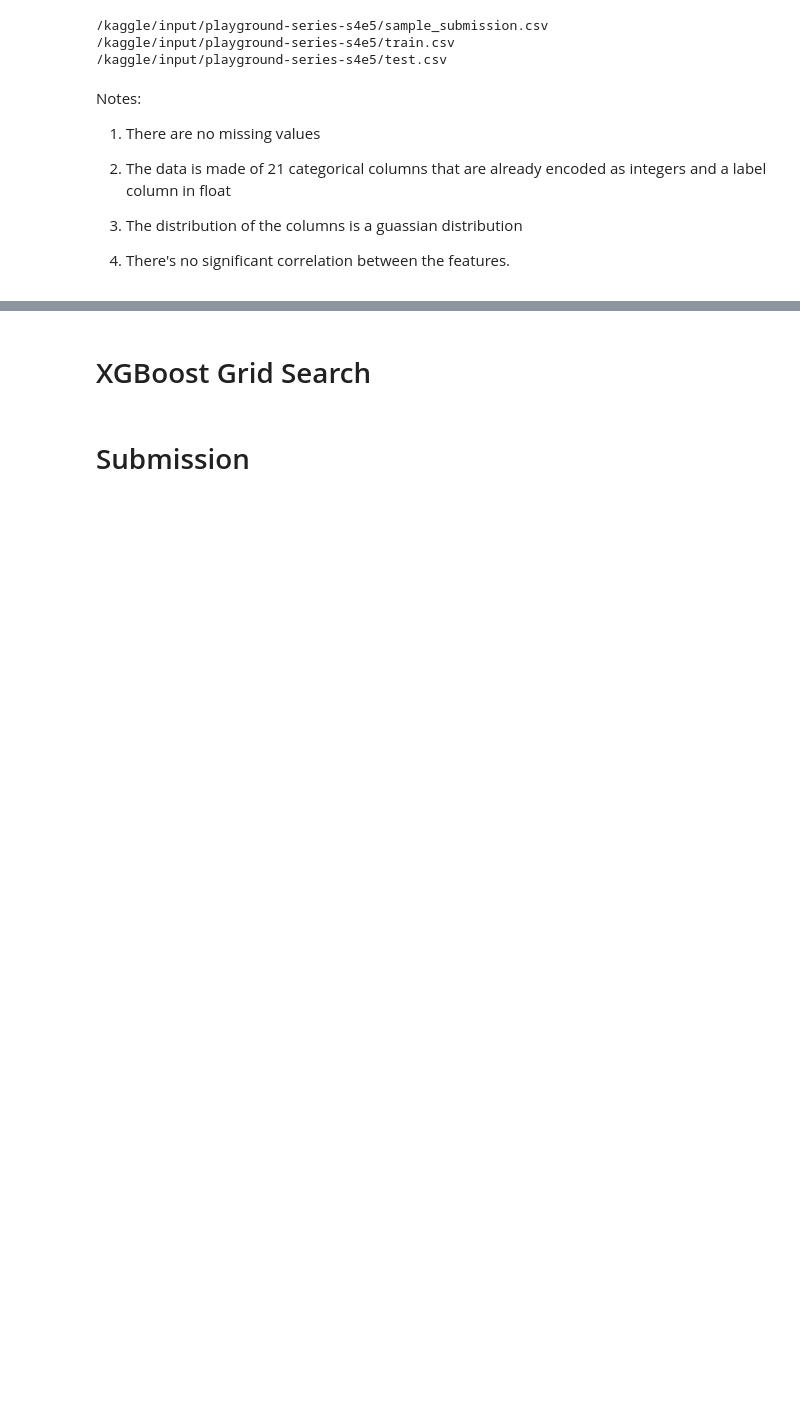
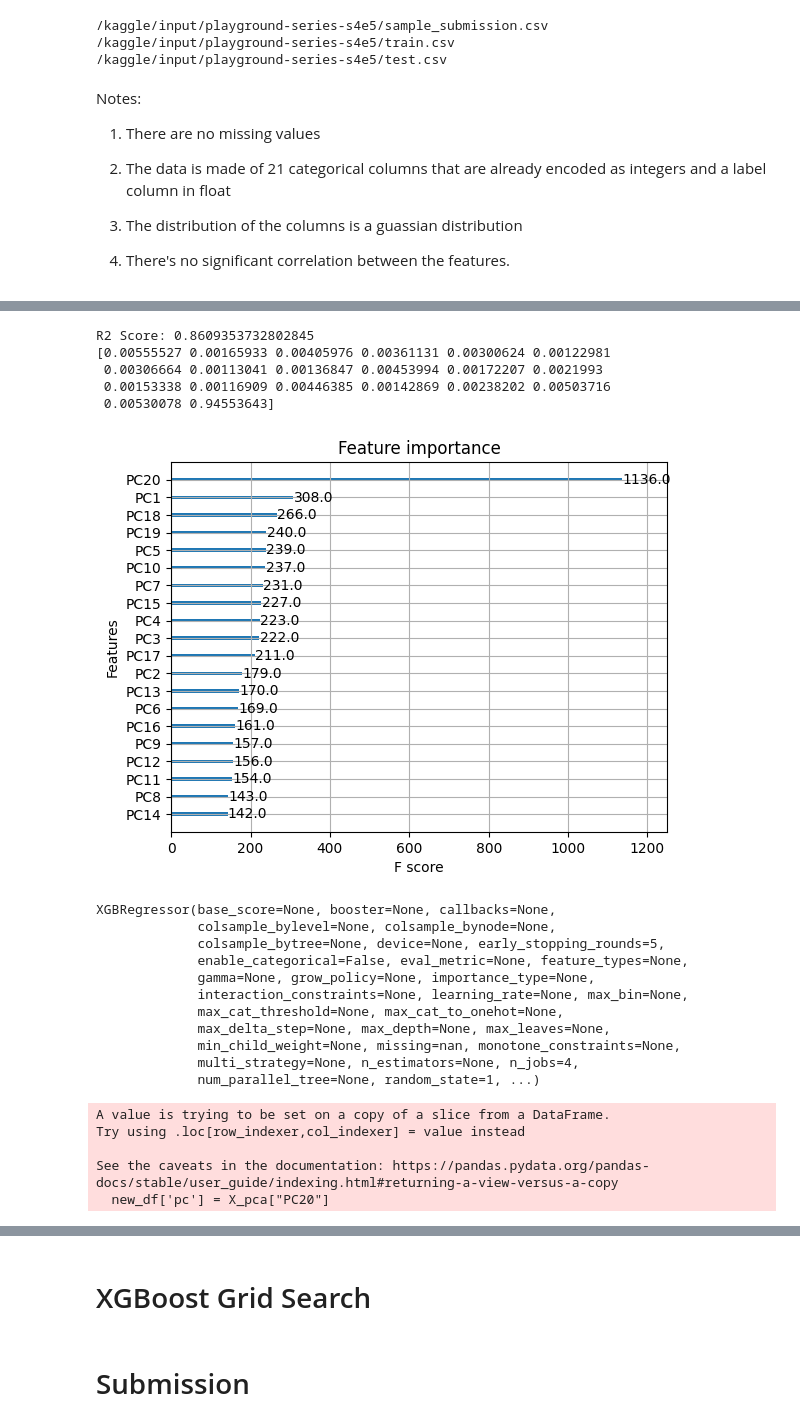
Before and after one commit to Imokut/My-Works, a Jupyter notebook: Flood_Prediction/flood_prediction.ipynb, the cells around one changed output, grey strips where cells are left out. Saved outputs shown, nothing was run; the diff lists cells and outputs as text; code cells hidden in the pictures; blank space fills up the shorter version.

```diff
--- a/Flood_Prediction/flood_prediction.ipynb
+++ b/Flood_Prediction/flood_prediction.ipynb
@@ -170,0 +213,49 @@ X_t2, X_v2, y_t2, y_v2 = train_test_split(new_df, y, test_size=0.2, random_state
+# %%
+from sklearn.decomposition import PCA
+def apply_pca(X, standardize=True):
+    # Standardize
+    if standardize:
+        X = (X - X.mean(axis=0)) / X.std(axis=0)
+    # Create principal components
+    pca = PCA()
+    X_pca = pca.fit_transform(X)
+    # Convert to dataframe
+    component_names = [f"PC{i+1}" for i in range(X_pca.shape[1])]
+    X_pca = pd.DataFrame(X_pca, columns=component_names)
+    # Create loadings
+    loadings = pd.DataFrame(
+        pca.components_.T,  # transpose the matrix of loadings
+        columns=component_names,  # so the columns are the principal components
+        index=X.columns,  # and the rows are the original features
+    )
+    return pca, X_pca, loadings
+# %%
+pca, X_pca, loadings = apply_pca(X, standardize=False)
+# %%
+score_data(X_pca, y)
+# %% [output]
+R2 Score: 0.8609353732802845
+[0.00555527 0.00165933 0.00405976 0.00361131 0.00300624 0.00122981
+ 0.00306664 0.00113041 0.00136847 0.00453994 0.00172207 0.0021993
+ 0.00153338 0.00116909 0.00446385 0.00142869 0.00238202 0.00503716
+ 0.00530078 0.94553643]
+[figure, added]
+XGBRegressor(base_score=None, booster=None, callbacks=None,
+             colsample_bylevel=None, colsample_bynode=None,
+             colsample_bytree=None, device=None, early_stopping_rounds=5,
+             enable_categorical=False, eval_metric=None, feature_types=None,
+             gamma=None, grow_policy=None, importance_type=None,
+             interaction_constraints=None, learning_rate=None, max_bin=None,
+             max_cat_threshold=None, max_cat_to_onehot=None,
+             max_delta_step=None, max_depth=None, max_leaves=None,
+             min_child_weight=None, missing=nan, monotone_constraints=None,
+             multi_strategy=None, n_estimators=None, n_jobs=4,
+             num_parallel_tree=None, random_state=1, ...)
+# %%
+new_df['pc'] = X_pca["PC20"]
+# %% [output]
+A value is trying to be set on a copy of a slice from a DataFrame.
+Try using .loc[row_indexer,col_indexer] = value instead
+
+See the caveats in the documentation: https://pandas.pydata.org/pandas-docs/stable/user_guide/indexing.html#returning-a-view-versus-a-copy
+  new_df['pc'] = X_pca["PC20"]
```
Also changed, not shown: parts of 18 cells of this notebook.
